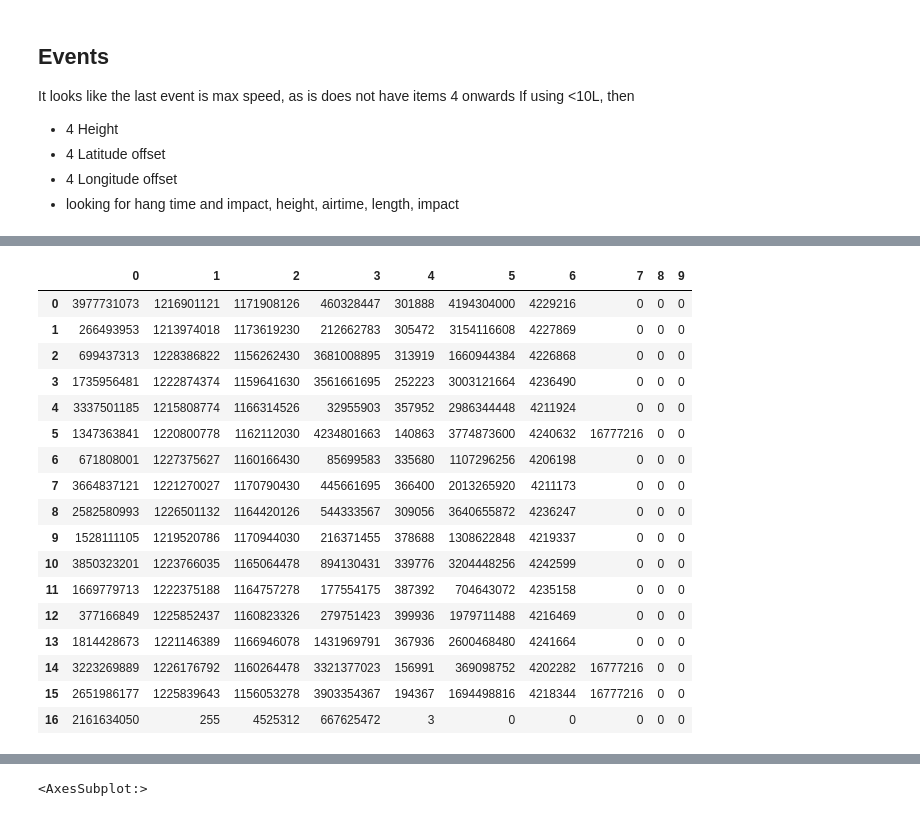
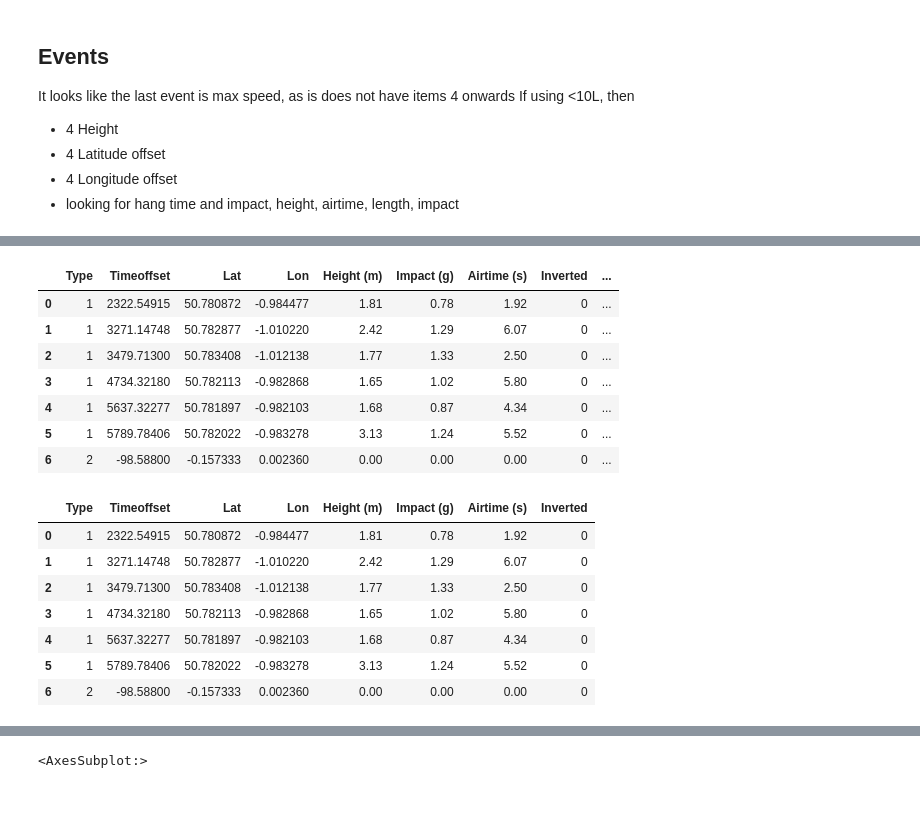
Before and after one commit to science4performance/Convert-XENSR-files, a Jupyter notebook: Experimenting with reading Xensr DAT files.ipynb, the cells around one changed output, grey strips where cells are left out. Saved outputs shown, nothing was run; the diff lists cells and outputs as text; code cells hidden in the pictures.

```diff
--- a/Experimenting with reading Xensr DAT files.ipynb
+++ b/Experimenting with reading Xensr DAT files.ipynb
@@ -15,10 +16,13 @@ import json
 # %% [markdown]
 ## Readlines
 # %%
-#fn = 'SESH003210707.DAT'
+#fn = 'SESH003 210707.DAT'
 #fn = 'SESH004 Bike.DAT'
-fn = 'SESH002 Hillhead.DAT'
+#fn = 'SESH002 Hillhead.DAT'
 #fn = 'SESH008 Test.DAT'
+fn = 'SESH010 210728.DAT'
+#fn = 'SESH024.DAT'
+#fn = 'SESH001 3.DAT'
 
 f = open(fn, 'rb')
 data = f.readlines()
@@ -125,8 +164,8 @@ If using <10L, then
 - 4 Longitude offset
 - looking for hang time and impact, height, airtime, length, impact
 # %%
-
-event_fmt = '<10L'
+#event_fmt = '<B 3l f l 4x f l B 8x'
+event_fmt = '<B 3l f H 4x f 4x B 8x'
 event_len = struct.calcsize(event_fmt)
 event_unpack = struct.Struct(event_fmt).unpack_from
 
@@ -137,9 +176,4 @@ fileHandle.seek(header[8],0)
 data = fileHandle.read(header[9])
 fileHandle.close()
 events = struct.iter_unpack(event_fmt,data)
+df = pd.DataFrame(events, columns=['Type', 'Timeoffset','Lat','Lon','Height (m)','Impact (g)','Airtime (s)','Inverted'])
-# %%
-ev = np.array(list(events))
-df = pd.DataFrame(ev)
-df.iloc[:,[0,3,5]].plot()
-#df.divide(1e9)
-#plt.scatter(df.iloc[:-1,2],df.iloc[:-1,1])
@@ -149,21 +180,28 @@ df.iloc[:,[0,3,5]].plot()
+# %%
+#ev = np.array(list(events))
+df['Timeoffset'] = df['Timeoffset'].divide(1e5)
+df['Time into session'] = pd.to_datetime(df['Timeoffset'].astype('int'), unit='s').dt.time
+df[['Lat','Lon']] = df[['Lat','Lon']].divide(1e7)
+df['Impact (g)'] = df['Impact (g)'].divide(1e3).round(2)
+df[['Height (m)','Airtime (s)','Impact (g)']] = df[['Height (m)','Airtime (s)','Impact (g)']].round(2)
+df
+# %% [output]
+|  | Type | Timeoffset | Lat | Lon | Height (m) | Impact (g) | Airtime (s) | Inverted | ... |
+| 0 | 1 | 2322.54915 | 50.780872 | -0.984477 | 1.81 | 0.78 | 1.92 | 0 | ... |
+| 1 | 1 | 3271.14748 | 50.782877 | -1.010220 | 2.42 | 1.29 | 6.07 | 0 | ... |
+| 2 | 1 | 3479.71300 | 50.783408 | -1.012138 | 1.77 | 1.33 | 2.50 | 0 | ... |
+| 3 | 1 | 4734.32180 | 50.782113 | -0.982868 | 1.65 | 1.02 | 5.80 | 0 | ... |
+| 4 | 1 | 5637.32277 | 50.781897 | -0.982103 | 1.68 | 0.87 | 4.34 | 0 | ... |
+| 5 | 1 | 5789.78406 | 50.782022 | -0.983278 | 3.13 | 1.24 | 5.52 | 0 | ... |
+| 6 | 2 | -98.58800 | -0.157333 | 0.002360 | 0.00 | 0.00 | 0.00 | 0 | ... |
 # %%
-df
+df.iloc[:,:-1]
 # %% [output]
-|  | 0 | 1 | 2 | 3 | 4 | 5 | 6 | 7 | 8 | 9 |
-| 0 | 3977731073 | 1216901121 | 1171908126 | 460328447 | 301888 | 4194304000 | 4229216 | 0 | 0 | 0 |
-| 1 | 266493953 | 1213974018 | 1173619230 | 212662783 | 305472 | 3154116608 | 4227869 | 0 | 0 | 0 |
-| 2 | 699437313 | 1228386822 | 1156262430 | 3681008895 | 313919 | 1660944384 | 4226868 | 0 | 0 | 0 |
-| 3 | 1735956481 | 1222874374 | 1159641630 | 3561661695 | 252223 | 3003121664 | 4236490 | 0 | 0 | 0 |
-| 4 | 3337501185 | 1215808774 | 1166314526 | 32955903 | 357952 | 2986344448 | 4211924 | 0 | 0 | 0 |
-| 5 | 1347363841 | 1220800778 | 1162112030 | 4234801663 | 140863 | 3774873600 | 4240632 | 16777216 | 0 | 0 |
-| 6 | 671808001 | 1227375627 | 1160166430 | 85699583 | 335680 | 1107296256 | 4206198 | 0 | 0 | 0 |
-| 7 | 3664837121 | 1221270027 | 1170790430 | 445661695 | 366400 | 2013265920 | 4211173 | 0 | 0 | 0 |
-| 8 | 2582580993 | 1226501132 | 1164420126 | 544333567 | 309056 | 3640655872 | 4236247 | 0 | 0 | 0 |
-| 9 | 1528111105 | 1219520786 | 1170944030 | 216371455 | 378688 | 1308622848 | 4219337 | 0 | 0 | 0 |
-| 10 | 3850323201 | 1223766035 | 1165064478 | 894130431 | 339776 | 3204448256 | 4242599 | 0 | 0 | 0 |
-| 11 | 1669779713 | 1222375188 | 1164757278 | 177554175 | 387392 | 704643072 | 4235158 | 0 | 0 | 0 |
-| 12 | 377166849 | 1225852437 | 1160823326 | 279751423 | 399936 | 1979711488 | 4216469 | 0 | 0 | 0 |
-| 13 | 1814428673 | 1221146389 | 1166946078 | 1431969791 | 367936 | 2600468480 | 4241664 | 0 | 0 | 0 |
-| 14 | 3223269889 | 1226176792 | 1160264478 | 3321377023 | 156991 | 369098752 | 4202282 | 16777216 | 0 | 0 |
-| 15 | 2651986177 | 1225839643 | 1156053278 | 3903354367 | 194367 | 1694498816 | 4218344 | 16777216 | 0 | 0 |
-| 16 | 2161634050 | 255 | 4525312 | 667625472 | 3 | 0 | 0 | 0 | 0 | 0 |
+|  | Type | Timeoffset | Lat | Lon | Height (m) | Impact (g) | Airtime (s) | Inverted |
+| 0 | 1 | 2322.54915 | 50.780872 | -0.984477 | 1.81 | 0.78 | 1.92 | 0 |
+| 1 | 1 | 3271.14748 | 50.782877 | -1.010220 | 2.42 | 1.29 | 6.07 | 0 |
+| 2 | 1 | 3479.71300 | 50.783408 | -1.012138 | 1.77 | 1.33 | 2.50 | 0 |
+| 3 | 1 | 4734.32180 | 50.782113 | -0.982868 | 1.65 | 1.02 | 5.80 | 0 |
+| 4 | 1 | 5637.32277 | 50.781897 | -0.982103 | 1.68 | 0.87 | 4.34 | 0 |
+| 5 | 1 | 5789.78406 | 50.782022 | -0.983278 | 3.13 | 1.24 | 5.52 | 0 |
+| 6 | 2 | -98.58800 | -0.157333 | 0.002360 | 0.00 | 0.00 | 0.00 | 0 |
```
Also changed, not shown: parts of 27 cells of this notebook, 1 other file.
